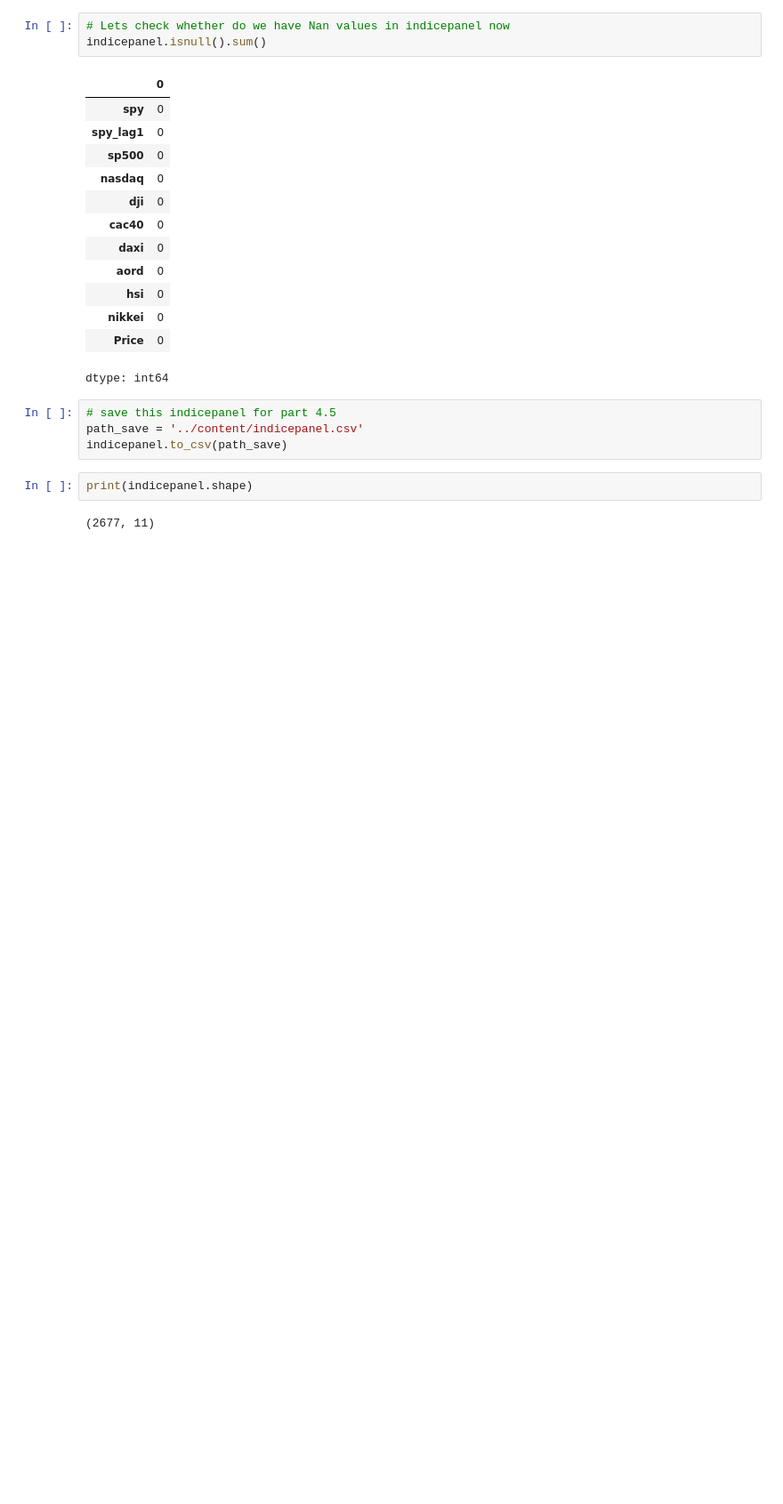
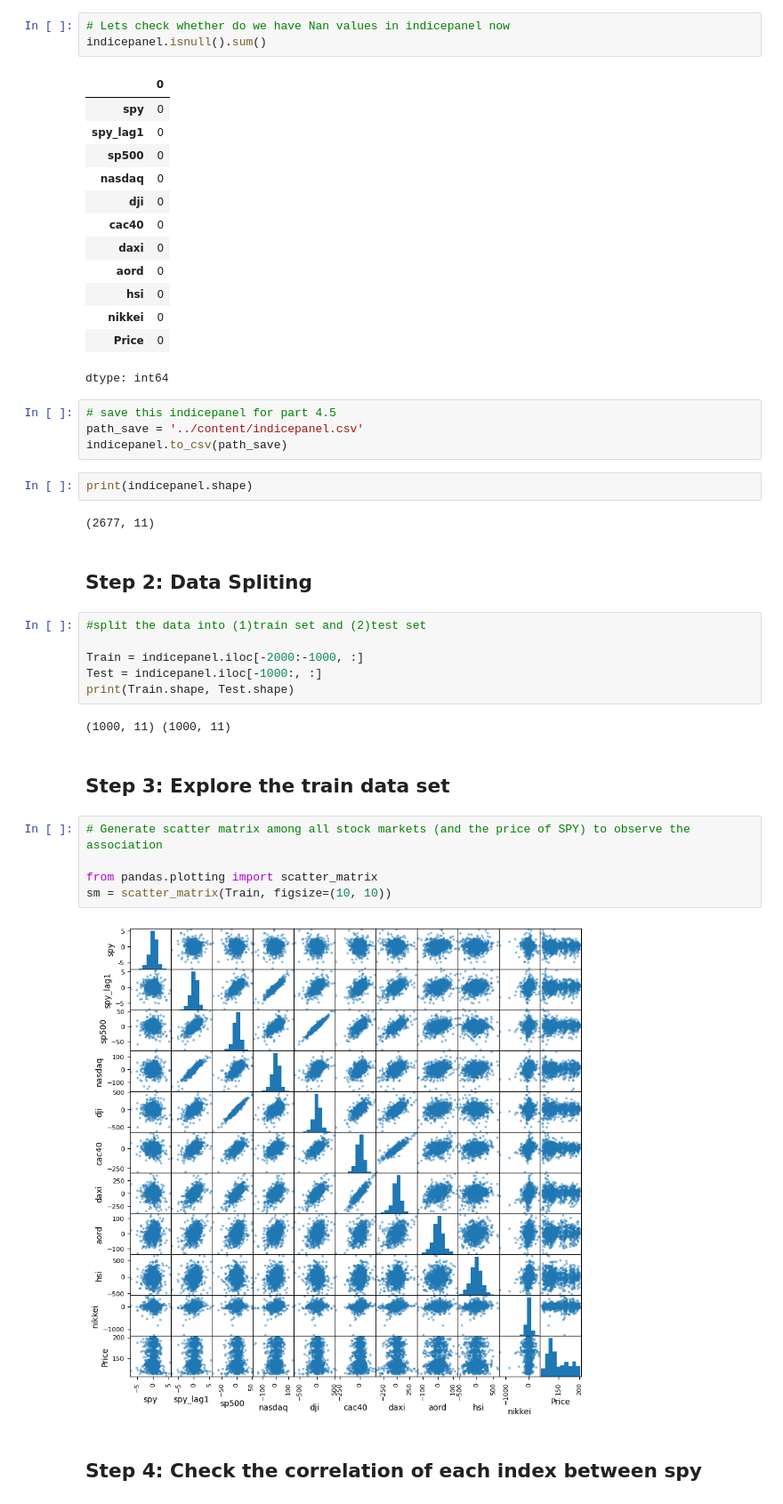
Before and after one commit to JuanD-Silva/Python-and-Statistics-for-Financial-Analysis, a Jupyter notebook: Modulo_4.ipynb, the cells around one changed output. Shown at 89% size. Drawn from its saved outputs; the diff is of its cells as text; blank space fills up the shorter version.

```diff
--- a/Modulo_4.ipynb
+++ b/Modulo_4.ipynb
@@ -295,3 +295,24 @@ indicepanel.to_csv(path_save)
 print(indicepanel.shape)
 # %% [output]
 (2677, 11)
+# %% [markdown]
+## Step 2: Data Spliting
+# %%
+#split the data into (1)train set and (2)test set
+
+Train = indicepanel.iloc[-2000:-1000, :]
+Test = indicepanel.iloc[-1000:, :]
+print(Train.shape, Test.shape)
+# %% [output]
+(1000, 11) (1000, 11)
+# %% [markdown]
+## Step 3: Explore the train data set
+# %%
+# Generate scatter matrix among all stock markets (and the price of SPY) to observe the association
+
+from pandas.plotting import scatter_matrix
+sm = scatter_matrix(Train, figsize=(10, 10))
+# %% [output]
+[figure, added]
+# %% [markdown]
+## Step 4: Check the correlation of each index between spy
```
Also changed, not shown: parts of 9 cells of this notebook.
